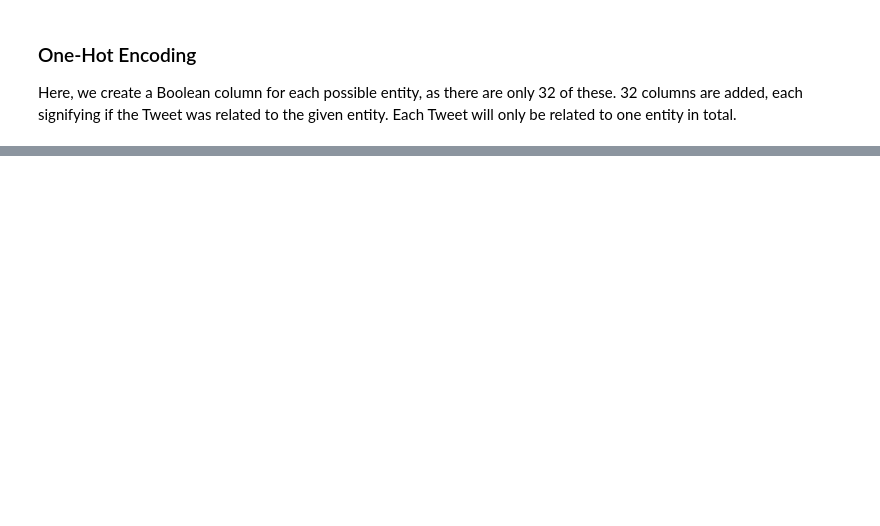
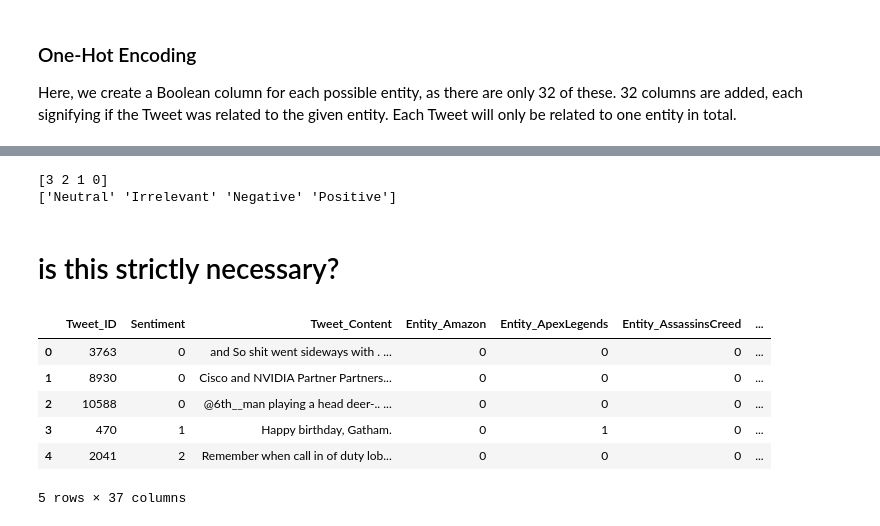
Before and after one commit to Cameron-Watts/Twitter_Sentiment_Analysis, a Jupyter notebook: notebooks/1.5 Twitter Sentiment Analysis.ipynb, the cells around one changed output, grey strips where cells are left out. Cells and saved outputs as stored; diff of their text form; code cells hidden in the pictures; blank space fills up the shorter version.

```diff
--- a/notebooks/1.5 Twitter Sentiment Analysis.ipynb
+++ b/notebooks/1.5 Twitter Sentiment Analysis.ipynb
@@ -209,0 +216,32 @@ TypeError: ufunc 'isnan' not supported for the input types, and the inputs could
+# %%
+#Define the indexing for each possible label in a dictionary
+class_to_index = {"Neutral":0, "Irrelevant":1, "Negative":2, "Positive": 3}
+
+#Creates a reverse dictionary
+index_to_class = dict((v,k) for k, v in class_to_index.items())
+
+#Creates lambda functions, applying the appropriate dictionary
+names_to_ids = lambda n: np.array([class_to_index.get(x) for x in n])
+ids_to_names = lambda n: np.array([index_to_class.get(x) for x in n])
+# %%
+#Test each function
+print(names_to_ids(["Positive", "Negative", "Irrelevant", "Neutral"]))
+print(ids_to_names([0,1,2,3]))
+# %% [output]
+[3 2 1 0]
+['Neutral' 'Irrelevant' 'Negative' 'Positive']
+# %% [markdown]
+# is this strictly necessary?
+# %%
+#Convert the "Sentiment" column into indexes
+df["Sentiment"] = names_to_ids(df["Sentiment"])
+# %%
+df.head()
+# %% [output]
+|  | Tweet_ID | Sentiment | Tweet_Content | Entity_Amazon | Entity_ApexLegends | Entity_AssassinsCreed | ... |
+| 0 | 3763 | 0 | and So shit went sideways with . ... | 0 | 0 | 0 | ... |
+| 1 | 8930 | 0 | Cisco and NVIDIA Partner Partners... | 0 | 0 | 0 | ... |
+| 2 | 10588 | 0 | @6th__man playing a head deer-.. ... | 0 | 0 | 0 | ... |
+| 3 | 470 | 1 | Happy birthday, Gatham. | 0 | 1 | 0 | ... |
+| 4 | 2041 | 2 | Remember when call in of duty lob... | 0 | 0 | 0 | ... |
+5 rows × 37 columns
```
Also changed, not shown: parts of 33 cells of this notebook, 1 other file.
